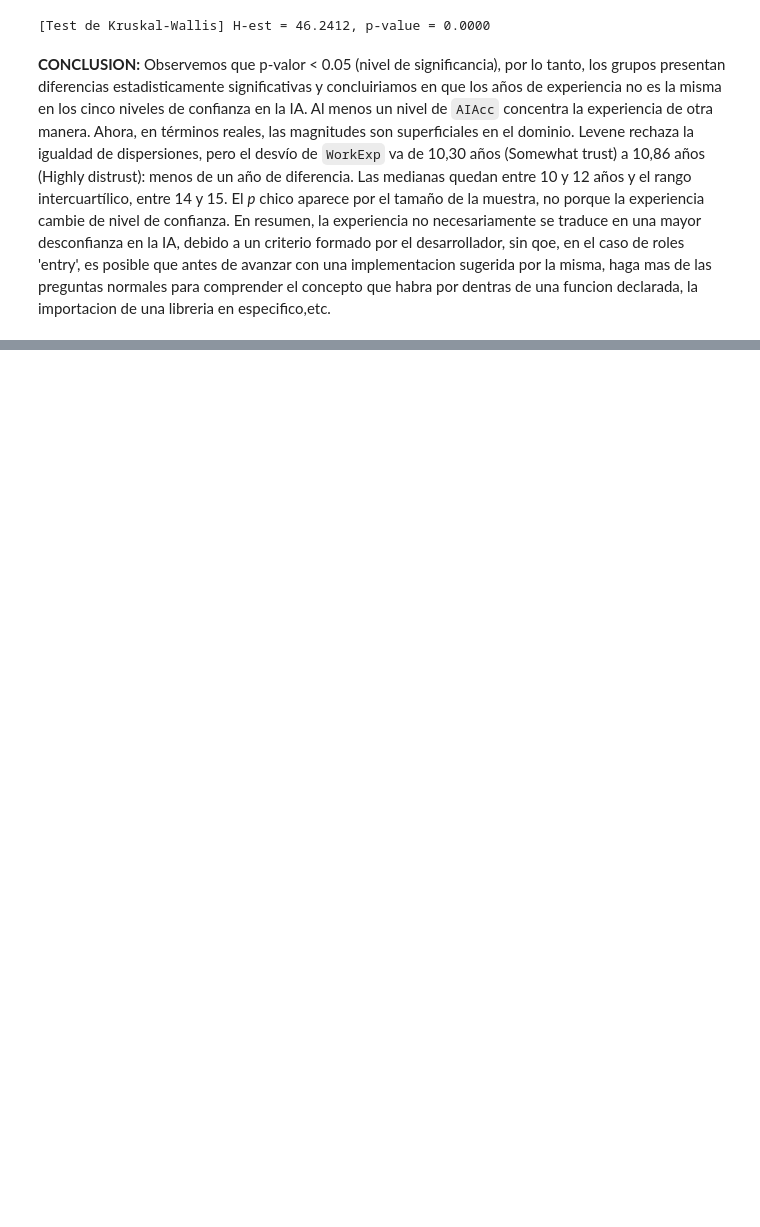
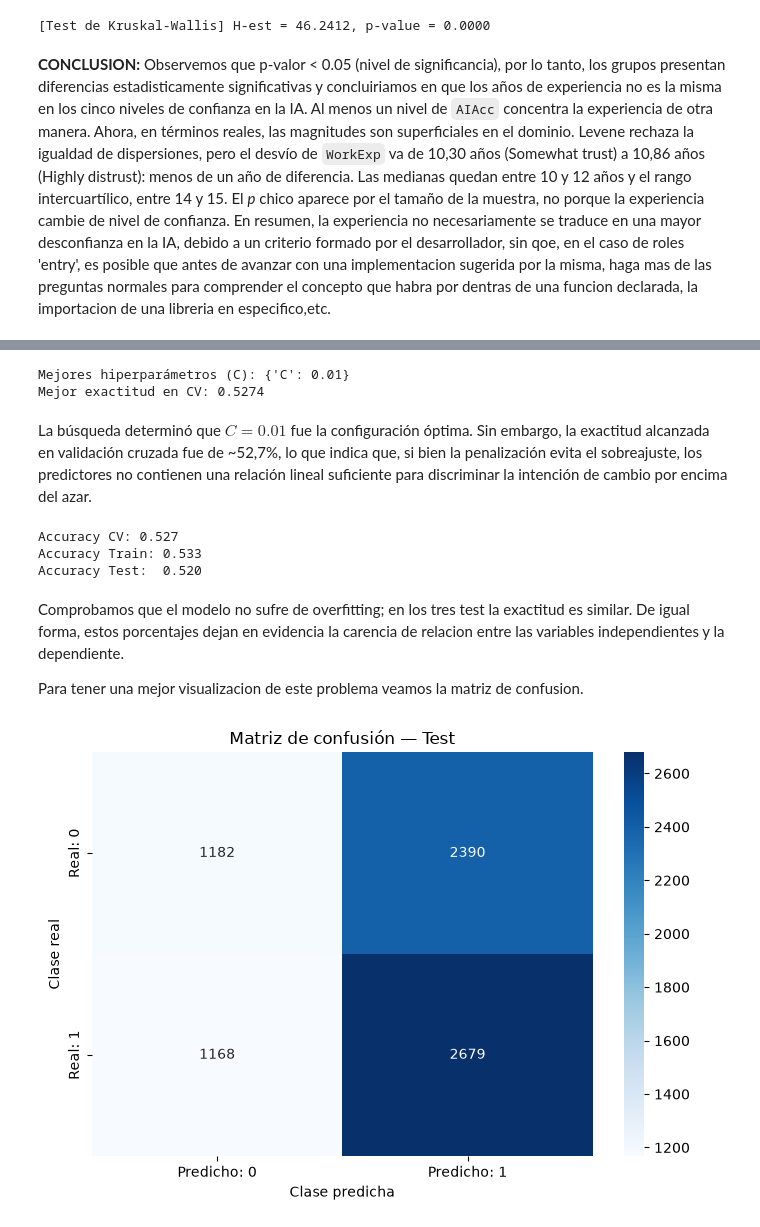
Before and after one commit to MateoGarrido13/StackOverflow-G23, a Jupyter notebook: Grupo23-Fund_C_Datos-StackOverflow.ipynb, the cells around one changed output, grey strips where cells are left out. Saved outputs shown, nothing was run; the diff lists cells and outputs as text; code cells hidden in the pictures; blank space fills up the shorter version.

```diff
--- a/Grupo23-Fund_C_Datos-StackOverflow.ipynb
+++ b/Grupo23-Fund_C_Datos-StackOverflow.ipynb
@@ -1077,0 +1237,55 @@ En resumen, la experiencia no necesariamente se traduce en una mayor desconfianz
+# %%
+from sklearn.model_selection import GridSearchCV
+
+param_grid = {'C': [0.001, 0.01, 0.1, 1, 10, 100]}
+
+grid_search = GridSearchCV(logistic_model, param_grid, cv=5, scoring='accuracy')
+grid_search.fit(X_train_stand, y_train)
+
+print("Mejores hiperparámetros (C):", grid_search.best_params_)
+print(f"Mejor exactitud en CV: {grid_search.best_score_:.4f}")
+
+mejor_modelo = grid_search.best_estimator_
+# %% [output]
+Mejores hiperparámetros (C): {'C': 0.01}
+Mejor exactitud en CV: 0.5274
+# %% [markdown]
+La búsqueda determinó que $C = 0.01$ fue la configuración óptima. Sin embargo, la exactitud alcanzada en validación cruzada fue de ~52,7%, lo que indica que, si bien la penalización evita el sobreajuste, los predictores no contienen una relación lineal suficiente para discriminar la intención de cambio por encima del azar.
+# %%
+# El modelo se entrenó con los datos estandarizados en la celda anterior.
+from sklearn.metrics import accuracy_score
+
+y_train_pred = mejor_modelo.predict(X_train_stand)
+y_test_pred = mejor_modelo.predict(X_test_stand)
+
+print(f"Accuracy CV: {grid_search.best_score_:.3f}")
+print(f"Accuracy Train: {accuracy_score(y_train, y_train_pred):.3f}")
+print(f"Accuracy Test:  {accuracy_score(y_test, y_test_pred):.3f}")
+# %% [output]
+Accuracy CV: 0.527
+Accuracy Train: 0.533
+Accuracy Test:  0.520
+# %% [markdown]
+Comprobamos que el modelo no sufre de overfitting; en los tres test la exactitud es similar. De igual forma, estos porcentajes dejan en evidencia la carencia de relacion entre las variables independientes y la dependiente.
+
+Para tener una mejor visualizacion de este problema veamos la matriz de confusion.
+# %%
+import seaborn as sns
+
+matriz = confusion_matrix(y_test, y_test_pred, labels=[0, 1])
+plt.figure(figsize=(7, 5))
+sns.heatmap(
+    matriz,
+    annot=True,
+    fmt="d",
+    cmap="Blues",
+    xticklabels=["Predicho: 0", "Predicho: 1"],
+    yticklabels=["Real: 0", "Real: 1"],
+)
+plt.title("Matriz de confusión — Test")
+plt.xlabel("Clase predicha")
+plt.ylabel("Clase real")
+plt.tight_layout()
+plt.show()
+# %% [output]
+[figure, added]
```
Also changed, not shown: parts of 14 cells of this notebook.
